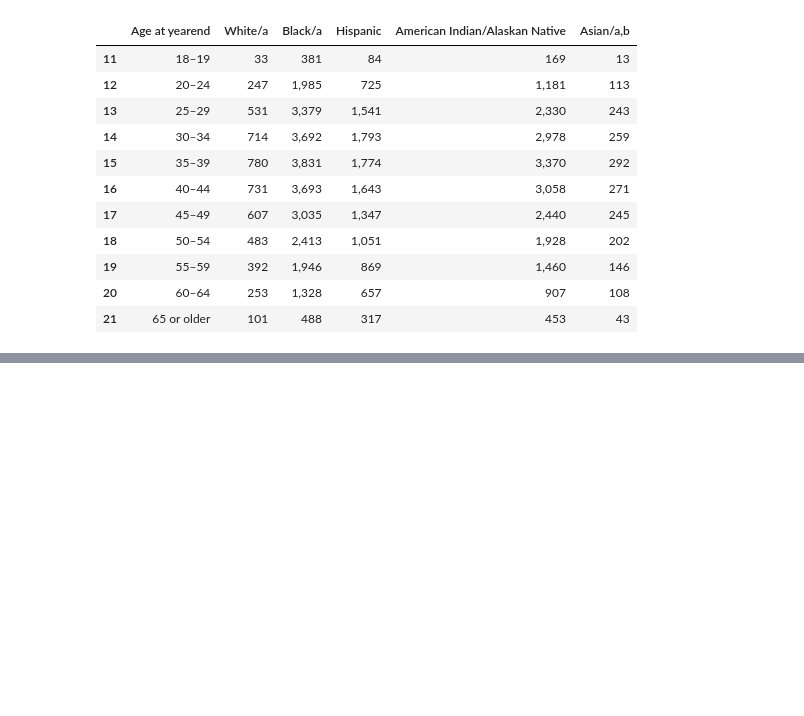
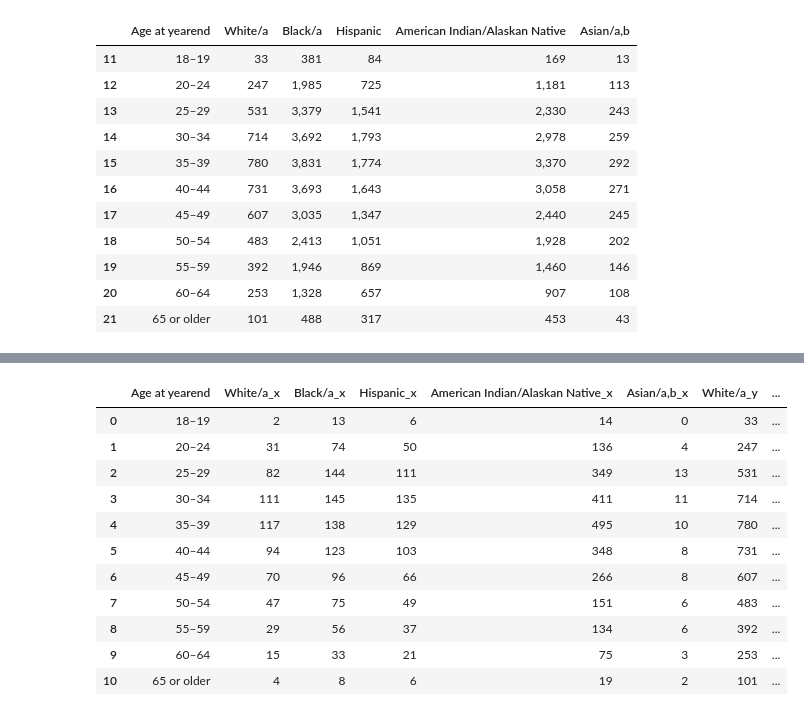
Before and after one commit to Mt122606/Curous-Conquers-, a Jupyter notebook: CuriousConquersProject/DATA/USPrisons.ipynb, the cells around one changed output, grey strips where cells are left out. Drawn from its saved outputs; the diff is of its cells as text; code cells hidden in the pictures; blank space fills up the shorter version.

```diff
--- a/CuriousConquersProject/DATA/USPrisons.ipynb
+++ b/CuriousConquersProject/DATA/USPrisons.ipynb
@@ -131,0 +163,16 @@ USprisonageFe.drop([0,1,2,3,4,5,6,7,8,9,10,22,23,24,25], inplace=True)
+# %%
+USprisonage2=pd.merge(USprisonageFe,USprisonageMale,on="Age at yearend")
+USprisonage2
+# %% [output]
+|  | Age at yearend | White/a_x | Black/a_x | Hispanic_x | American Indian/Alaskan Native_x | Asian/a,b_x | White/a_y | ... |
+| 0 | 18–19 | 2 | 13 | 6 | 14 | 0 | 33 | ... |
+| 1 | 20–24 | 31 | 74 | 50 | 136 | 4 | 247 | ... |
+| 2 | 25–29 | 82 | 144 | 111 | 349 | 13 | 531 | ... |
+| 3 | 30–34 | 111 | 145 | 135 | 411 | 11 | 714 | ... |
+| 4 | 35–39 | 117 | 138 | 129 | 495 | 10 | 780 | ... |
+| 5 | 40–44 | 94 | 123 | 103 | 348 | 8 | 731 | ... |
+| 6 | 45–49 | 70 | 96 | 66 | 266 | 8 | 607 | ... |
+| 7 | 50–54 | 47 | 75 | 49 | 151 | 6 | 483 | ... |
+| 8 | 55–59 | 29 | 56 | 37 | 134 | 6 | 392 | ... |
+| 9 | 60–64 | 15 | 33 | 21 | 75 | 3 | 253 | ... |
+| 10 | 65 or older | 4 | 8 | 6 | 19 | 2 | 101 | ... |
```
Also changed, not shown: parts of 12 cells of this notebook, 8 other files.
